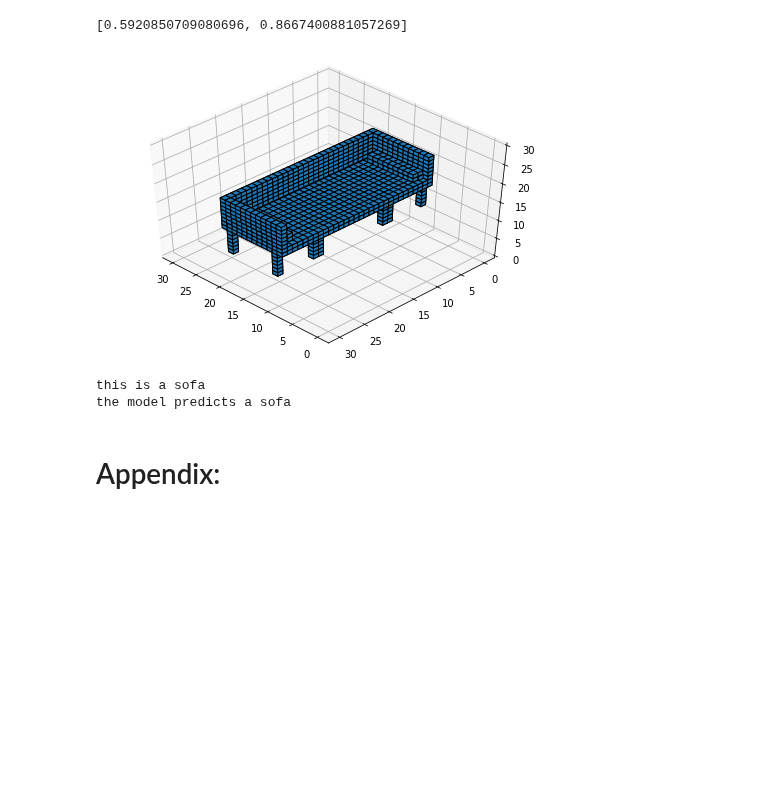
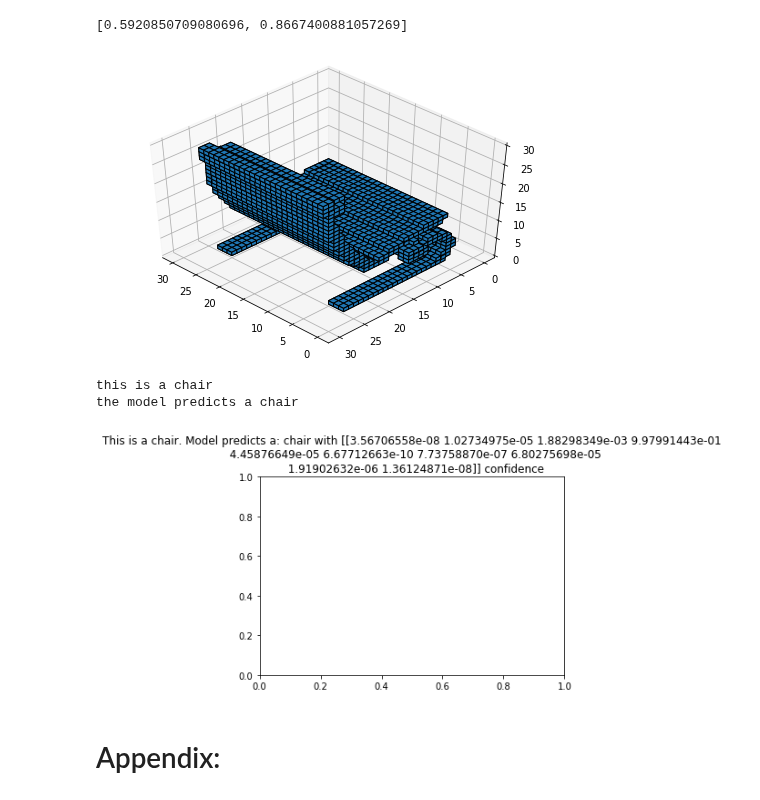
Before and after one commit to Ryanglambert/3d_model_retriever, a Jupyter notebook: EDA.ipynb, the cells around one changed output. Drawn from its saved outputs; the diff is of its cells as text; code cells hidden in the pictures; blank space fills up the shorter version.

```diff
--- a/EDA.ipynb
+++ b/EDA.ipynb
@@ -224,14 +222,24 @@ from plots import plot_vox
 # %%
-num = 54
+from plots import plot_vox
 
-plot_vox(x_test[num].reshape(30, 30, 30))
-print('this is a {}'.format(target_names[np.argmax(y_test[num])]))
-proba = model.predict(x_test[num].reshape(1, 30, 30, 30, 1))
-predicted_name = target_names[np.argmax(proba)]
-print('the model predicts a {}'.format(predicted_name))
+def plot_model_guess(num):
+    plot_vox(x_test[num].reshape(30, 30, 30))
+    truth = target_names[np.argmax(y_test[num])]
+    proba = model.predict(x_test[num].reshape(1, 30, 30, 30, 1))
+    proba_idx = np.argmax(proba)
+    predicted_name = target_names[proba_idx]
+    plt.title('This is a {}. Model predicts a: {} with {} confidence'\
+              .format(truth, predicted_name, proba))
+    print('this is a {}'.format(target_names[np.argmax(y_test[num])]))
+    proba = model.predict(x_test[num].reshape(1, 30, 30, 30, 1))
+    predicted_name = target_names[np.argmax(proba)]
+    print('the model predicts a {}'.format(predicted_name))
+
+plot_model_guess(350)
 # %% [output]
-[figure, old version]
+[figure, new version]
-this is a sofa
-the model predicts a sofa
+this is a chair
+the model predicts a chair
+[figure, added]
 # %% [markdown]
 # Appendix:
```
Also changed, not shown: parts of 1 cell of this notebook.
